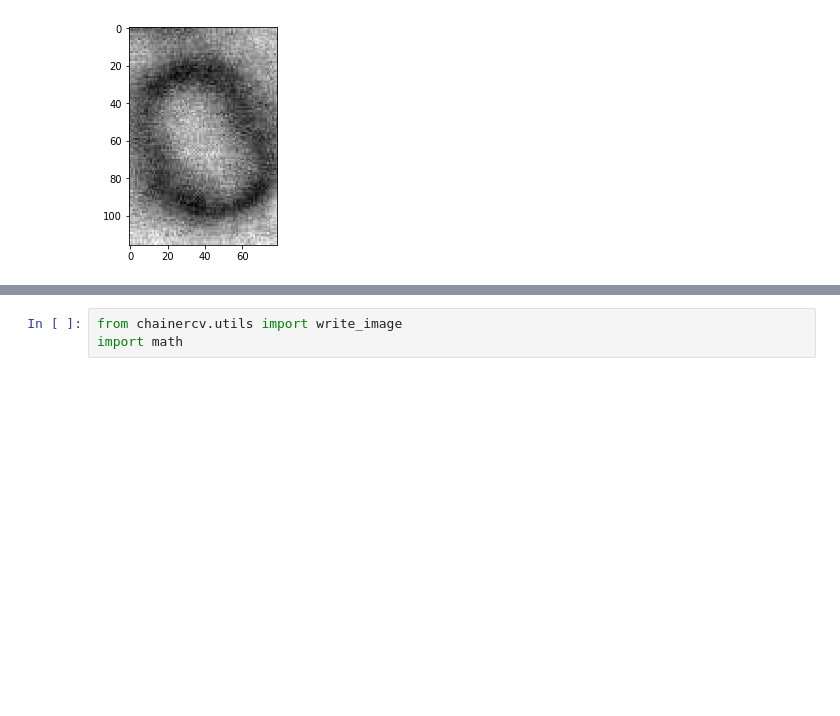
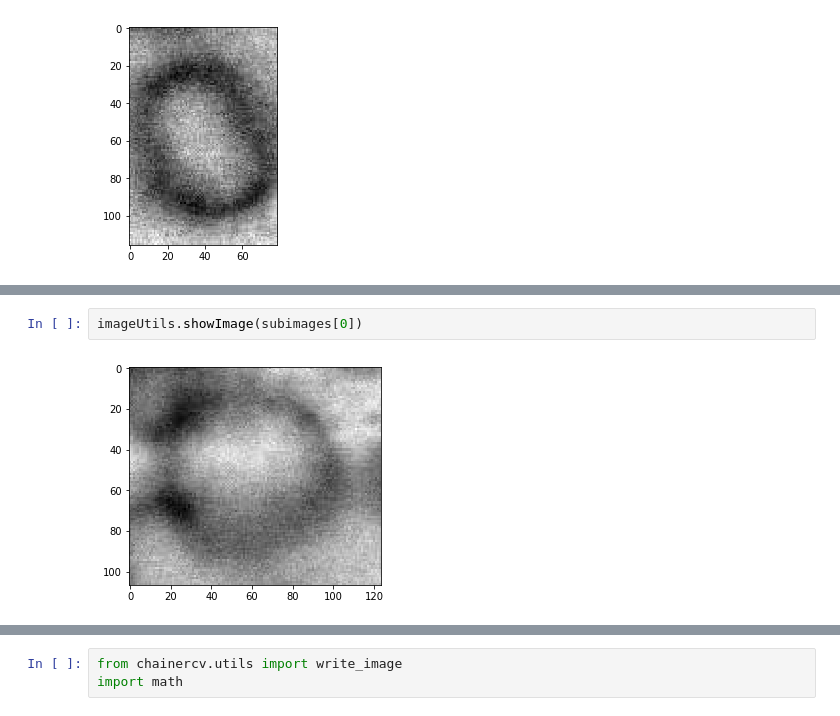
Before and after one commit to uw-cmg/Defect-Detection, a Jupyter notebook: Defect detection debug.ipynb, the cells around one changed output, grey strips where cells are left out. Saved outputs shown, nothing was run; the diff lists cells and outputs as text; blank space fills up the shorter version.

```diff
--- a/Defect detection debug.ipynb
+++ b/Defect detection debug.ipynb
@@ -167,0 +201,4 @@ imageUtils.showImage(subimages[6])
+# %%
+imageUtils.showImage(subimages[0])
+# %% [output]
+[figure, added]
```
Also changed, not shown: parts of 15 cells of this notebook.
